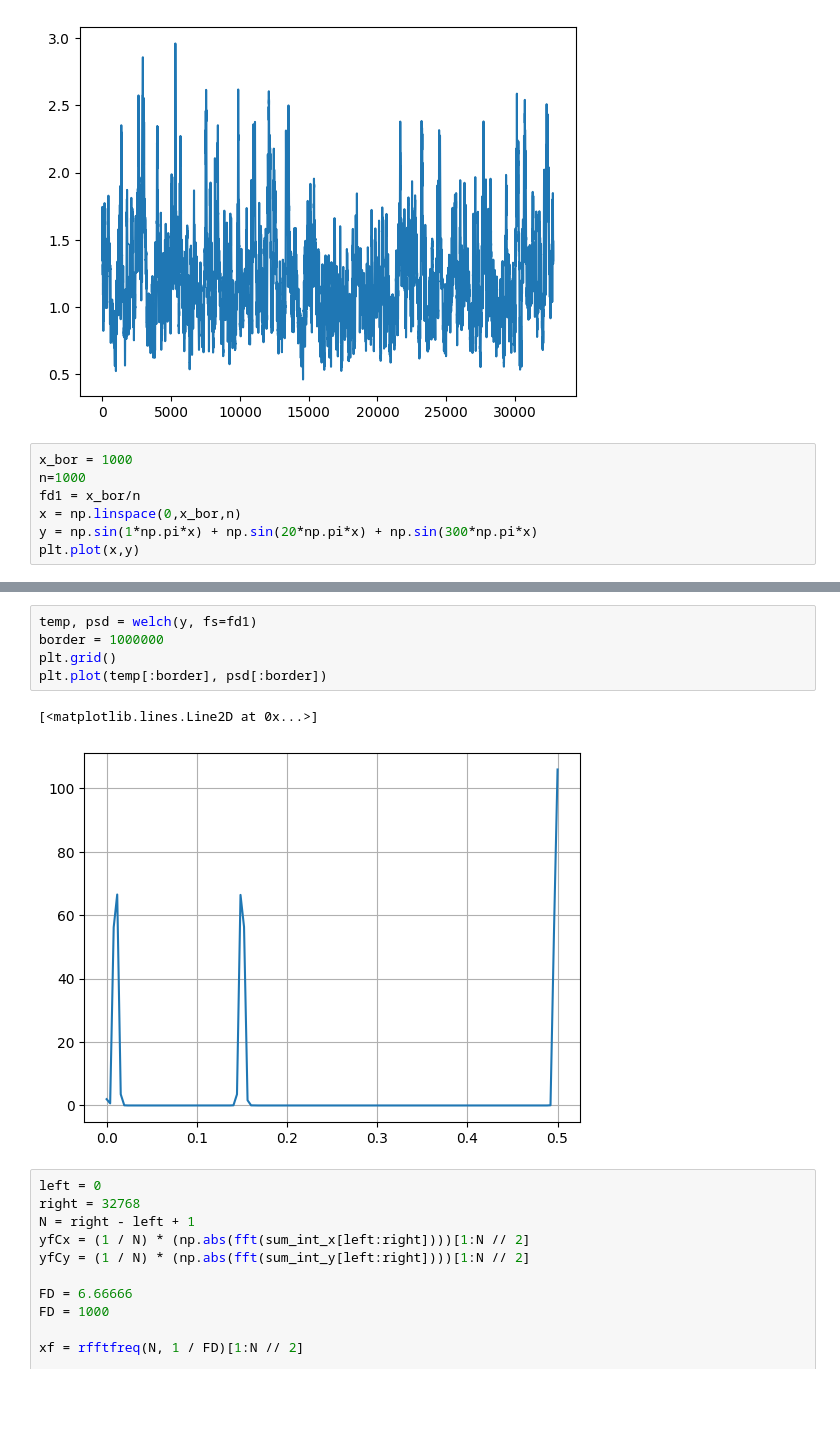
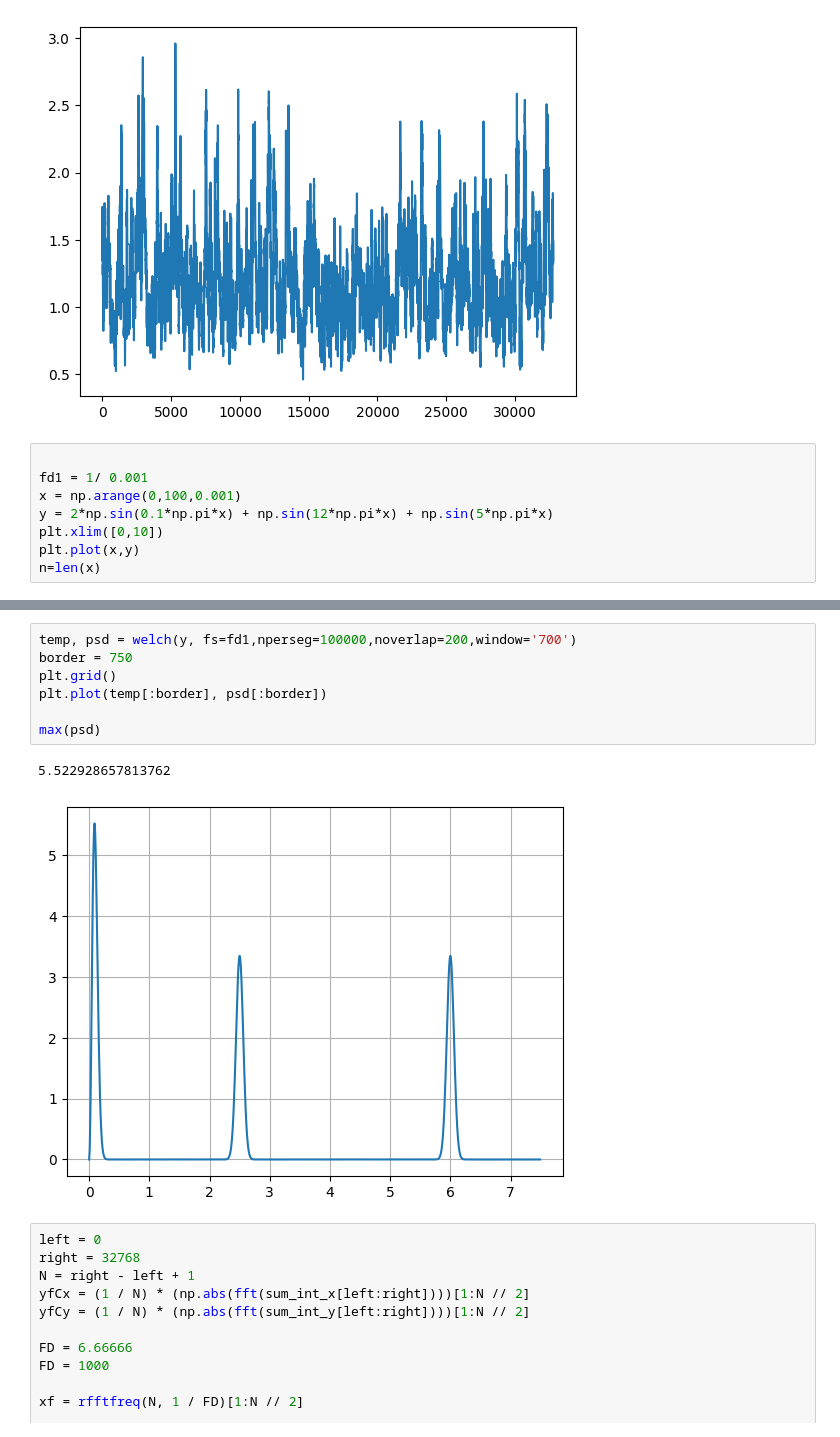
Before and after one commit to iliodium/data_base_sql, a Jupyter notebook: Untitled1.ipynb, the cells around one changed output, grey strips where cells are left out. Saved outputs shown, nothing was run; the diff lists cells and outputs as text; blank space fills up the shorter version.

```diff
--- a/Untitled1.ipynb
+++ b/Untitled1.ipynb
@@ -201,10 +202,11 @@ plt.plot(sum_int_x)
 [<matplotlib.lines.Line2D at 0x...>]
 [figure]
 # %%
-x_bor = 1000
-n=1000
-fd1 = x_bor/n
-x = np.linspace(0,x_bor,n)
-y = np.sin(1*np.pi*x) + np.sin(20*np.pi*x) + np.sin(300*np.pi*x)
+
+fd1 = 1/ 0.001
+x = np.arange(0,100,0.001)
+y = 2*np.sin(0.1*np.pi*x) + np.sin(12*np.pi*x) + np.sin(5*np.pi*x)
+plt.xlim([0,10])
 plt.plot(x,y)
+n=len(x)
 # %% [output]
@@ -223,11 +224,13 @@ plt.show()
 # %%
-temp, psd = welch(y, fs=fd1)
-border = 1000000
+temp, psd = welch(y, fs=fd1,nperseg=100000,noverlap=200,window='700')
+border = 750
 plt.grid()
 plt.plot(temp[:border], psd[:border])
+
+max(psd)
 # %% [output]
-[<matplotlib.lines.Line2D at 0x...>]
+5.522928657813762
-[figure, old version]
+[figure, new version]
 # %%
 left = 0
 right = 32768
```
Also changed, not shown: parts of 7 cells of this notebook.
